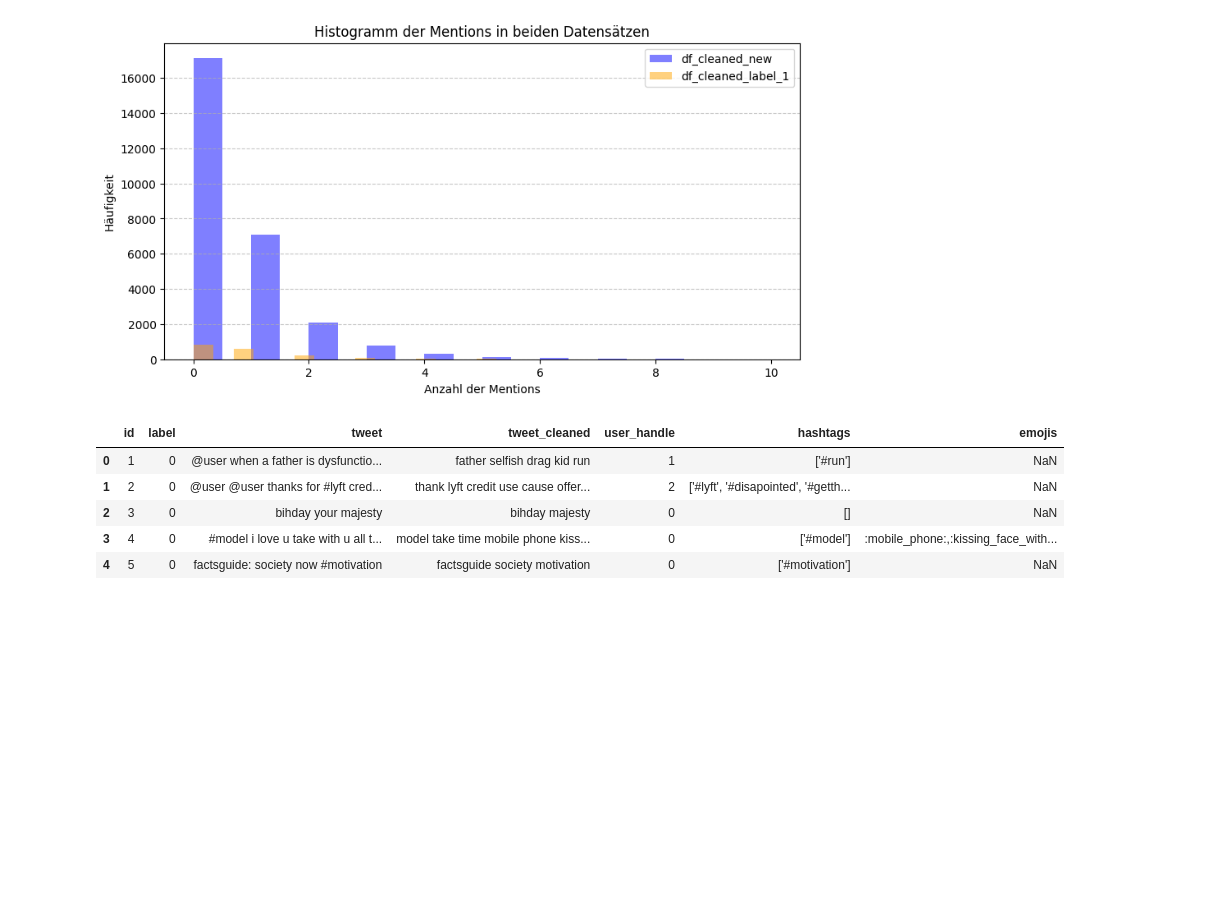
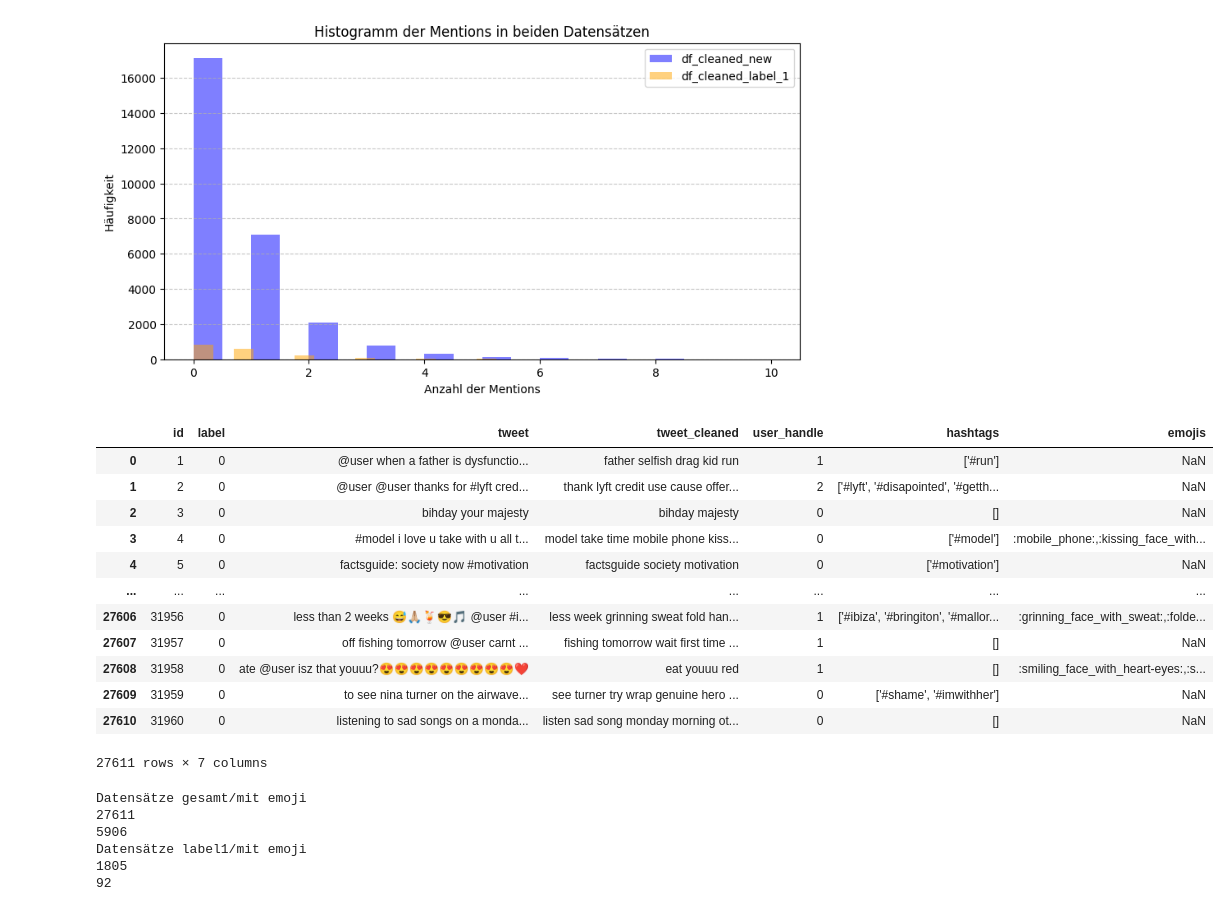
Before and after one commit to netGed/WebScience24, a Jupyter notebook: src/1. Explorative Analysis & Preprocessing/nasiba/notebooks/1_2_explore_data.ipynb, the cells around one changed output. Drawn from its saved outputs; the diff is of its cells as text; code cells hidden in the pictures; blank space fills up the shorter version.

```diff
--- a/src/1. Explorative Analysis & Preprocessing/nasiba/notebooks/1_2_explore_data.ipynb
+++ b/src/1. Explorative Analysis & Preprocessing/nasiba/notebooks/1_2_explore_data.ipynb
@@ -44,7 +35,7 @@ from PIL import Image
 source_filepath_name = os.path.abspath(os.path.join(src_path, 'data/train.csv'))
 df_origin = pd.read_csv(source_filepath_name, encoding='utf-8', index_col=0)
 filepath_name = os.path.abspath(os.path.join(src_path, 'data/train_cleaned.csv'))
-df_cleaned = pd.read_csv(filepath_name, encoding='utf-8')
+df_cleaned_origin = pd.read_csv(filepath_name, encoding='utf-8')
 
 source_filepath_name_test = os.path.abspath(os.path.join(src_path, 'data/test.csv'))
 df_origin_test = pd.read_csv(source_filepath_name_test, encoding='utf-8', index_col=0)
@@ -70,5 +44,7 @@ df_cleaned.head(5)
 # %% [markdown]
 #### Datenumfang
+# %%
+df_cleaned = df_cleaned_origin.copy()
 # %%
 print("Anzahl Datensätze der unbereinigten Traindaten")
 print(df_origin.tweet.count())
@@ -488,11 +464,43 @@ See the caveats in the documentation: https://pandas.pydata.org/pandas-docs/stab
   df_cleaned_label_1['num_mentions'] = df_cleaned_label_1['tweet'].apply(lambda x: x.count('@'))
 [figure]
 # %%
-df_cleaned.head(5)
+df_cleaned
 # %% [output]
 |  | id | label | tweet | tweet_cleaned | user_handle | hashtags | emojis |
 | 0 | 1 | 0 | @user when a father is dysfunctio... | father selfish drag kid run | 1 | ['#run'] | NaN |
 | 1 | 2 | 0 | @user @user thanks for #lyft cred... | thank lyft credit use cause offer... | 2 | ['#lyft', '#disapointed', '#getth... | NaN |
 | 2 | 3 | 0 | bihday your majesty | bihday majesty | 0 | [] | NaN |
 | 3 | 4 | 0 | #model i love u take with u all t... | model take time mobile phone kiss... | 0 | ['#model'] | :mobile_phone:,:kissing_face_with... |
 | 4 | 5 | 0 | factsguide: society now #motivation | factsguide society motivation | 0 | ['#motivation'] | NaN |
+| ... | ... | ... | ... | ... | ... | ... | ... |
+| 27606 | 31956 | 0 | less than 2 weeks 😅🙏🏼🍹😎🎵 @user #i... | less week grinning sweat fold han... | 1 | ['#ibiza', '#bringiton', '#mallor... | :grinning_face_with_sweat:,:folde... |
+| 27607 | 31957 | 0 | off fishing tomorrow @user carnt ... | fishing tomorrow wait first time ... | 1 | [] | NaN |
+| 27608 | 31958 | 0 | ate @user isz that youuu?😍😍😍😍😍😍😍😍😍❤️ | eat youuu red | 1 | [] | :smiling_face_with_heart-eyes:,:s... |
+| 27609 | 31959 | 0 | to see nina turner on the airwave... | see turner try wrap genuine hero ... | 0 | ['#shame', '#imwithher'] | NaN |
+| 27610 | 31960 | 0 | listening to sad songs on a monda... | listen sad song monday morning ot... | 0 | [] | NaN |
+27611 rows × 7 columns
+# %%
+
+df_cleaned_emojis = df_cleaned[df_cleaned['emojis'].notna()]
+df_cleaned_emojis_label_1 = df_cleaned_label_1[df_cleaned_label_1['emojis'].notna()]
+
+anzahl_datensätze_gesamt = df_cleaned['id'].count()
+anzahl_datensätze_mit_emojis = df_cleaned_emojis['id'].count()
+
+anzahl_datensätze_label1 = df_cleaned_label_1['id'].count()
+anzahl_datensätze_mit_emojis_label1 = df_cleaned_emojis_label_1['id'].count()
+
+print("Datensätze gesamt/mit emoji")
+print(anzahl_datensätze_gesamt)
+print(anzahl_datensätze_mit_emojis)
+
+print("Datensätze label1/mit emoji")
+print(anzahl_datensätze_label1)
+print(anzahl_datensätze_mit_emojis_label1)
+# %% [output]
+Datensätze gesamt/mit emoji
+27611
+5906
+Datensätze label1/mit emoji
+1805
+92
```
Also changed, not shown: parts of 10 cells of this notebook, 3 other files.
